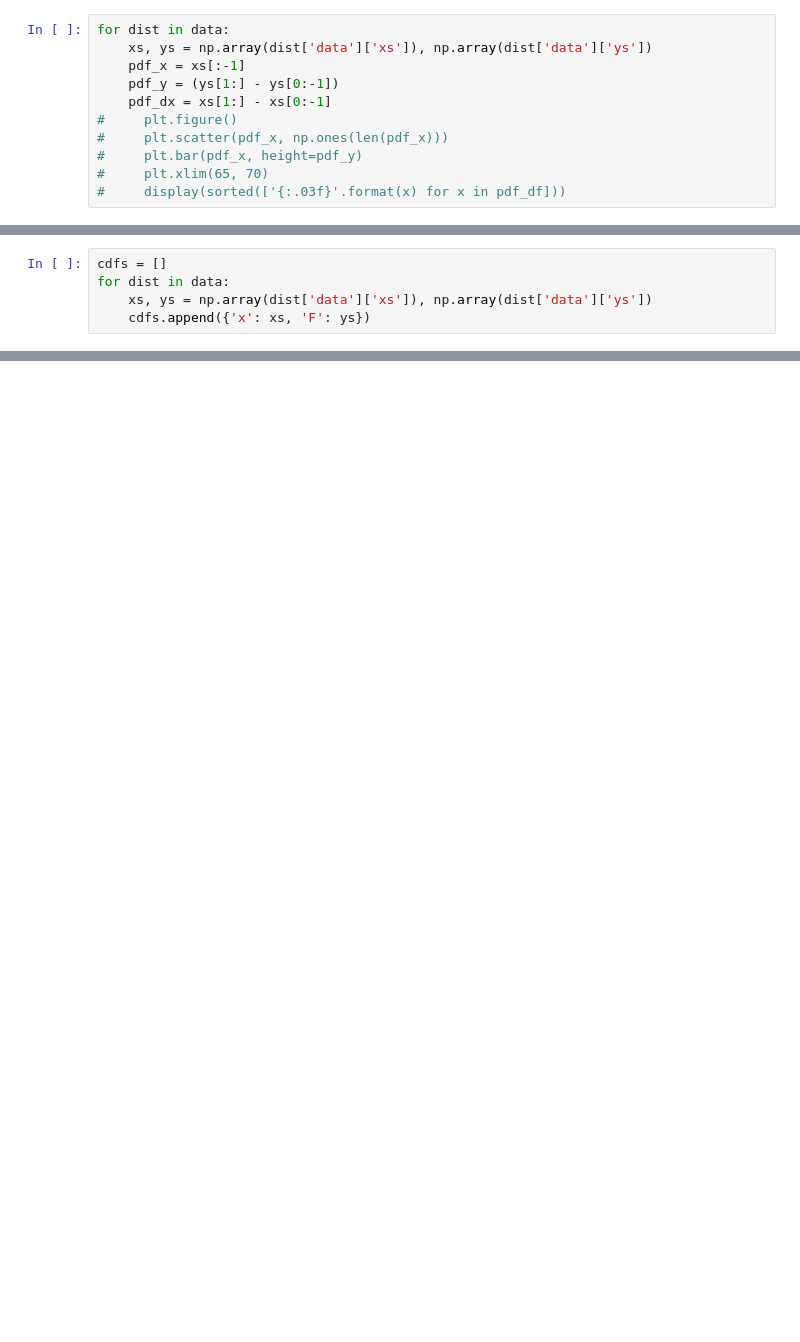
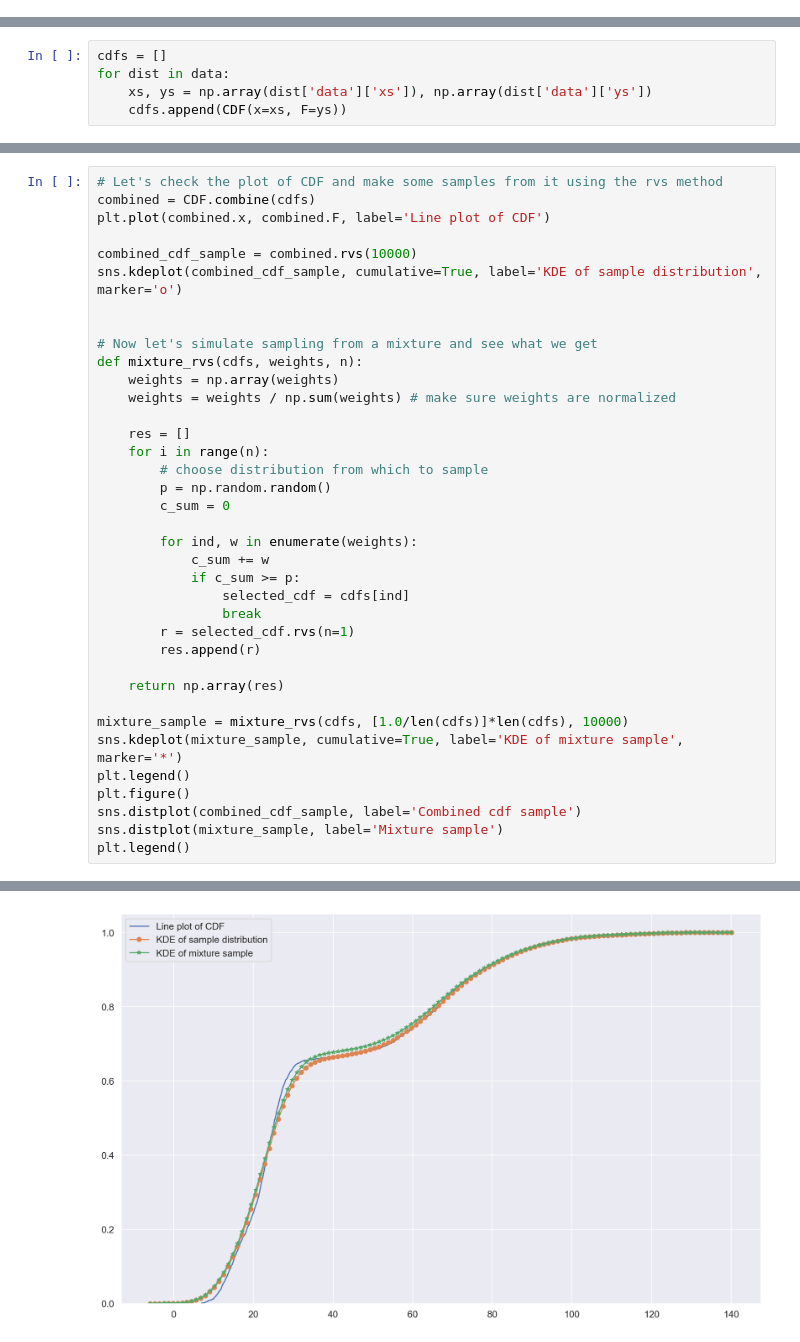
Before and after one commit to drazenz/foretold, a Jupyter notebook: Combine CDFs.ipynb, the cells around one changed output, grey strips where cells are left out. Cells and saved outputs as stored; diff of their text form; blank space fills up the shorter version.

Commit message:
- Tested the combination vs. a mixture sample, looks good

```diff
--- a/Combine CDFs.ipynb
+++ b/Combine CDFs.ipynb
@@ -47,11 +25,0 @@ for dist in data:
-# %%
-for dist in data:
-    xs, ys = np.array(dist['data']['xs']), np.array(dist['data']['ys'])
-    pdf_x = xs[:-1]
-    pdf_y = (ys[1:] - ys[0:-1])
-    pdf_dx = xs[1:] - xs[0:-1]
-#     plt.figure()
-#     plt.scatter(pdf_x, np.ones(len(pdf_x)))
-#     plt.bar(pdf_x, height=pdf_y)
-#     plt.xlim(65, 70)
-#     display(sorted(['{:.03f}'.format(x) for x in pdf_df]))
@@ -59,4 +100,4 @@ for dist in data:
 cdfs = []
 for dist in data:
     xs, ys = np.array(dist['data']['xs']), np.array(dist['data']['ys'])
-    cdfs.append({'x': xs, 'F': ys})
+    cdfs.append(CDF(x=xs, F=ys))
@@ -111,0 +104,38 @@ plt.plot(combined['x'], combined['F'])
+# %%
+# Let's check the plot of CDF and make some samples from it using the rvs method
+combined = CDF.combine(cdfs)
+plt.plot(combined.x, combined.F, label='Line plot of CDF')
+
+combined_cdf_sample = combined.rvs(10000)
+sns.kdeplot(combined_cdf_sample, cumulative=True, label='KDE of sample distribution', marker='o')
+
+
+# Now let's simulate sampling from a mixture and see what we get
+def mixture_rvs(cdfs, weights, n):
+    weights = np.array(weights)
+    weights = weights / np.sum(weights) # make sure weights are normalized
+
+    res = []
+    for i in range(n):
+        # choose distribution from which to sample
+        p = np.random.random()
+        c_sum = 0
+
+        for ind, w in enumerate(weights):
+            c_sum += w
+            if c_sum >= p:
+                selected_cdf = cdfs[ind]
+                break
+        r = selected_cdf.rvs(n=1)
+        res.append(r)
+
+    return np.array(res)
+
+mixture_sample = mixture_rvs(cdfs, [1.0/len(cdfs)]*len(cdfs), 10000)
+sns.kdeplot(mixture_sample, cumulative=True, label='KDE of mixture sample', marker='*')
+plt.legend()
+plt.figure()
+sns.distplot(combined_cdf_sample, label='Combined cdf sample')
+sns.distplot(mixture_sample, label='Mixture sample')
+plt.legend()
+# %% [output]
@@ -111,0 +143 @@ plt.plot(combined['x'], combined['F'])
+[figure, added]
```
Also changed, not shown: parts of 7 cells of this notebook.
